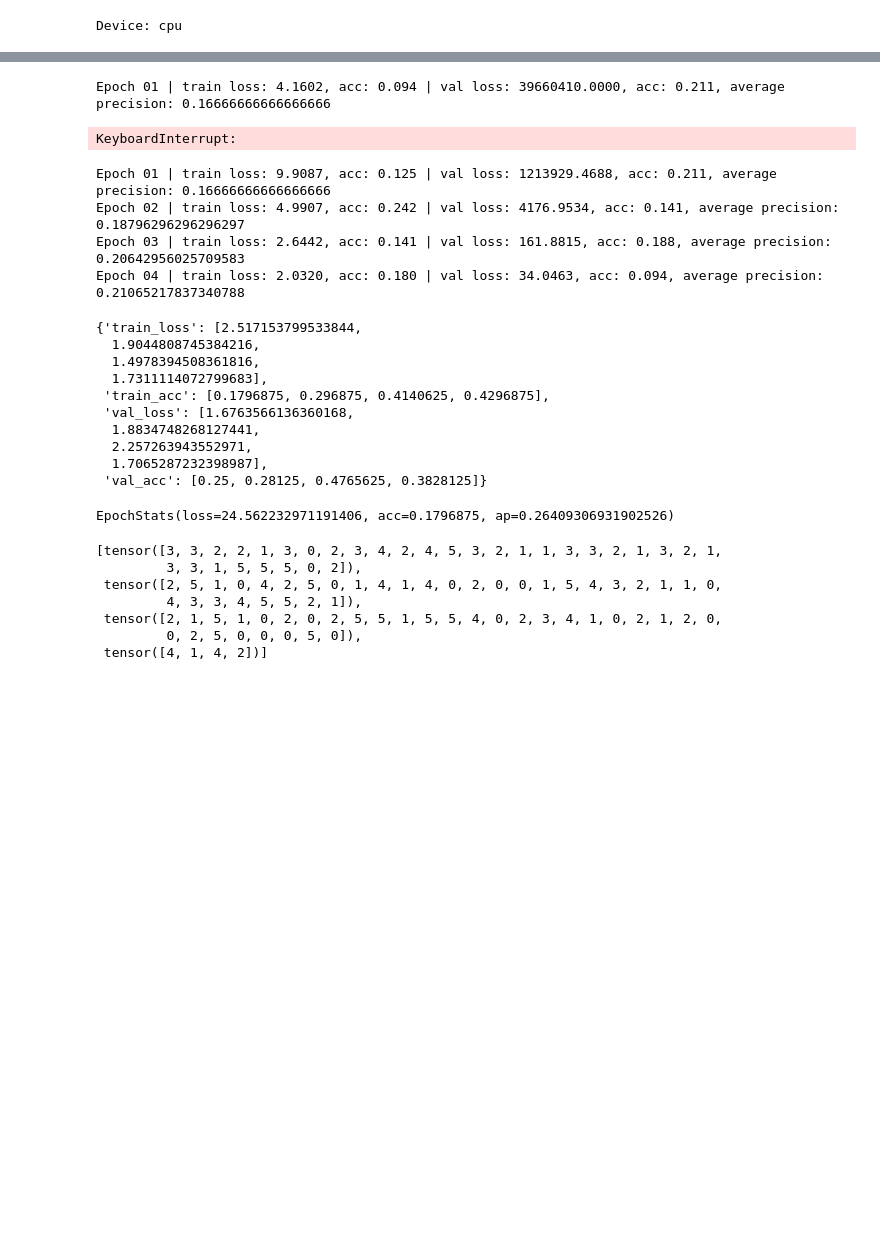
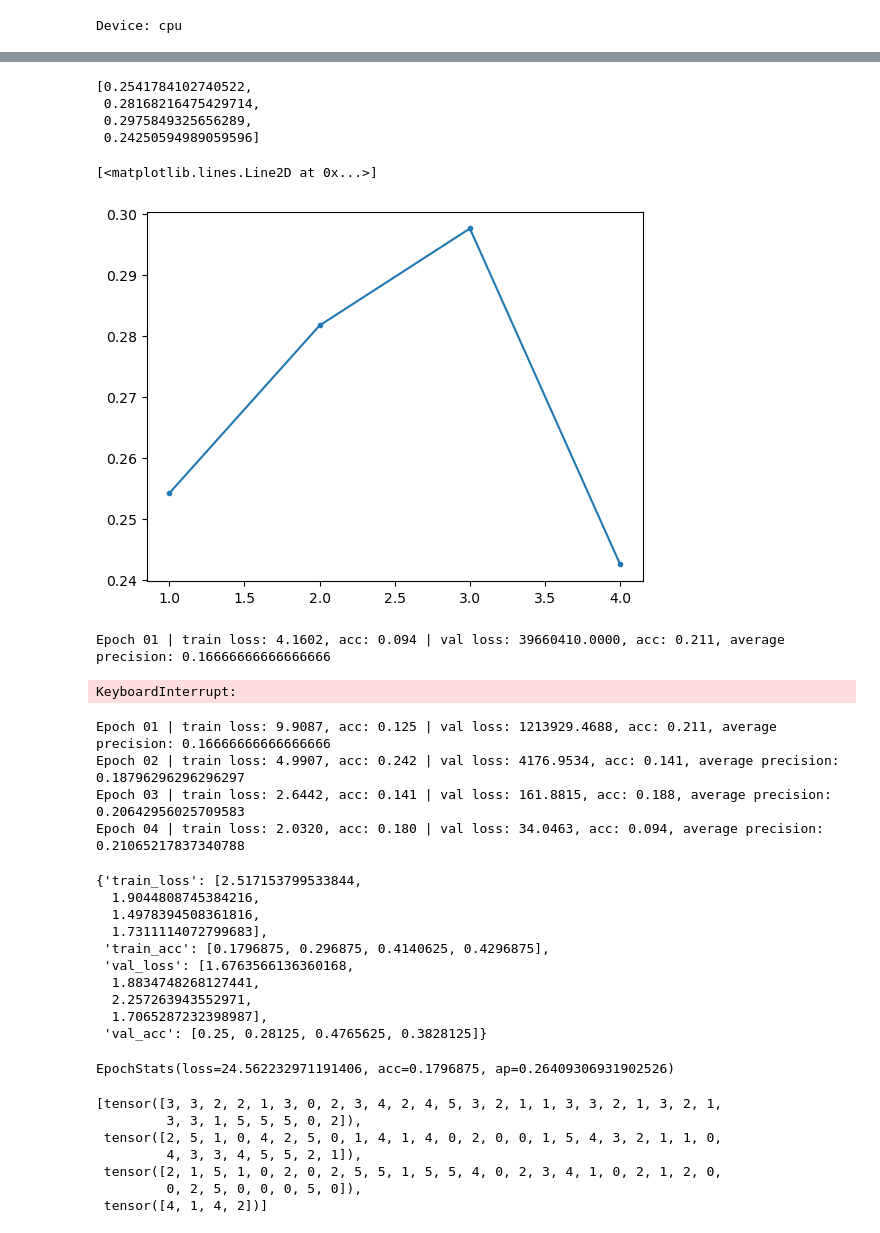
Before and after one commit to johnmagj/IN4310_coursework, a Jupyter notebook: Mandatory1/task2.ipynb, the cells around one changed output, grey strips where cells are left out. Drawn from its saved outputs; the diff is of its cells as text; code cells hidden in the pictures; blank space fills up the shorter version.

```diff
--- a/Mandatory1/task2.ipynb
+++ b/Mandatory1/task2.ipynb
@@ -121,6 +121,7 @@ class Trainer:
             "train_acc": [],
             "val_loss": [],
             "val_acc": [],
+            "val_mAP": [],
         }
 
     @staticmethod
@@ -188,9 +189,10 @@ class Trainer:
         store_targets = torch.concatenate(store_targets)
 
         # Turn raw model output into probabilities with softmax, dim=1 so we get sofmax per indv. sample over all classes
-        prob_scores = torch.softmax(store_logits, dim=1)
-        # Turn target values (class number) into one-hot encoded tensor
-        one_hot_targets = torch.nn.functional.one_hot(store_targets)
+        prob_scores = torch.softmax(store_logits, dim=1)#.cpu().numpy() or detach().cpu().numpy()
+        # Turn target values (class number) into one-hot encoded tensor or detach().cpu().numpy()
+        one_hot_targets = torch.nn.functional.one_hot(store_targets)#.cpu().numpy()
+
         mean_avg_precision = average_precision_score(y_score=prob_scores, y_true=one_hot_targets)
 
         return EpochStats(loss=total_loss/n_batches, acc=total_acc/n_batches, mAP=mean_avg_precision)
@@ -204,11 +206,12 @@ class Trainer:
             self.history["train_acc"].append(train_stats.acc)
             self.history["val_loss"].append(val_stats.loss)
             self.history["val_acc"].append(val_stats.acc)
+            self.history["val_mAP"].append(val_stats.mAP)
 
             print(
                 f"Epoch {epoch:02d} | "
                 f"train loss: {train_stats.loss:.4f}, acc: {train_stats.acc:.3f} | "
-                f"val loss: {val_stats.loss:.4f}, acc: {val_stats.acc:.3f}, average precision: {val_stats.mAP}"
+                f"val loss: {val_stats.loss:.4f}, acc: {val_stats.acc:.3f}, mean average precision (mAP): {val_stats.mAP}"
             )
 # %%
 def batch_noise_augment(images: torch.Tensor, std: float = 0.03) -> torch.Tensor:
@@ -240,0 +265,13 @@ Epoch 04 | train loss: 1.5121, acc: 0.391 | val loss: 3.6976, acc: 0.195, averag
+# %%
+trainer_ResNet18_1.history["val_mAP"]
+# %% [output]
+[0.2541784102740522,
+ 0.28168216475429714,
+ 0.2975849325656289,
+ 0.24250594989059596]
+# %%
+values_mAP = trainer_ResNet18_1.history["val_mAP"]
+plt.plot(range(1, len(values_mAP) + 1), trainer_ResNet18_1.history["val_mAP"], '.-')
+# %% [output]
+[<matplotlib.lines.Line2D at 0x...>]
+[figure, added]
```
Also changed, not shown: parts of 6 cells of this notebook.
